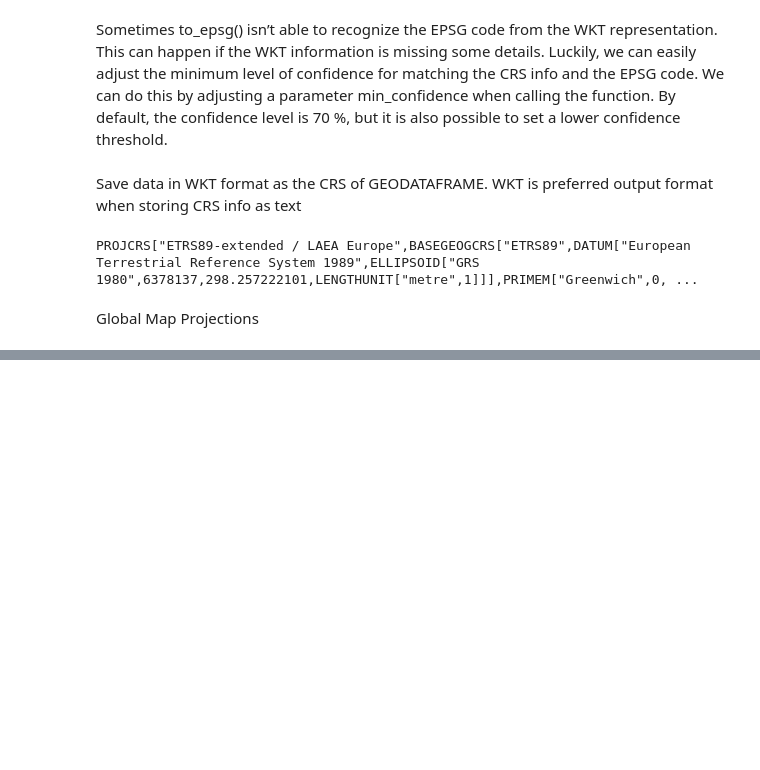
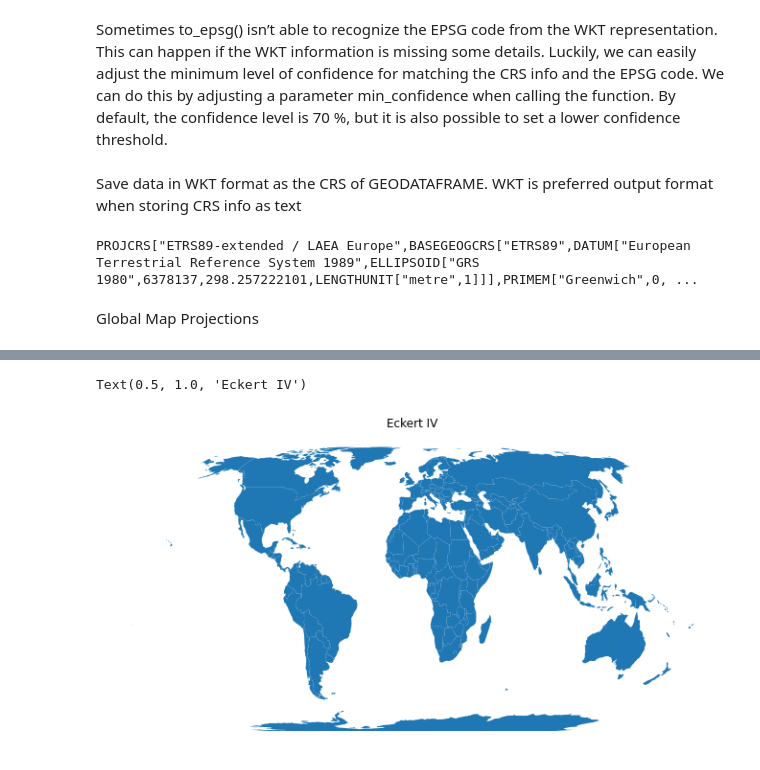
Before and after one commit to alanlyyy/AUTOGIS_COURSE, a Jupyter notebook: L2/L2_Map_Projections.ipynb, the cells around one changed output, grey strips where cells are left out. Drawn from its saved outputs; the diff is of its cells as text; code cells hidden in the pictures; blank space fills up the shorter version.

```diff
--- a/L2/L2_Map_Projections.ipynb
+++ b/L2/L2_Map_Projections.ipynb
@@ -205,0 +248,13 @@ Global Map Projections
+# %%
+#Define projection Eckert IV from https://spatialreference.org/ref/esri/54012/
+eckert_IV = CRS.from_proj4("+proj=eck4 +lon_0=0 +x_0=0 +y_0=0 +ellps=WGS84 +datum=WGS84 +units=m +no_defs")
+
+#Re-project and plot
+admin.to_crs(eckert_IV).plot()
+
+#Remove x and y axis
+plt.axis('off')
+plt.title("Eckert IV")
+# %% [output]
+Text(0.5, 1.0, 'Eckert IV')
+[figure, added]
```
Also changed, not shown: parts of 6 cells of this notebook.
